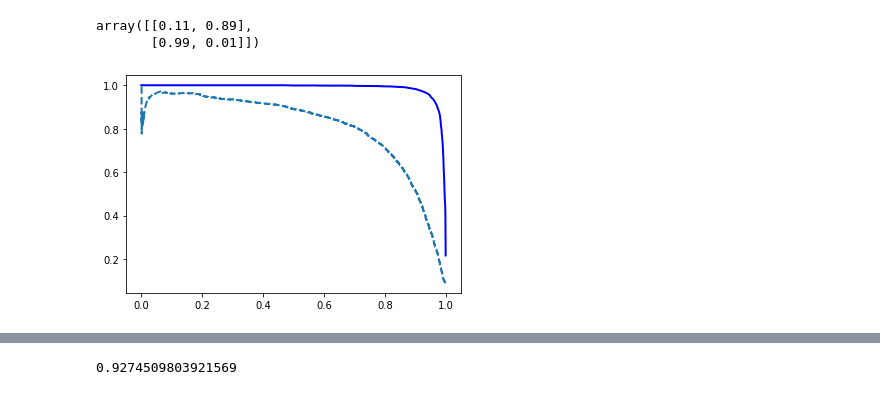
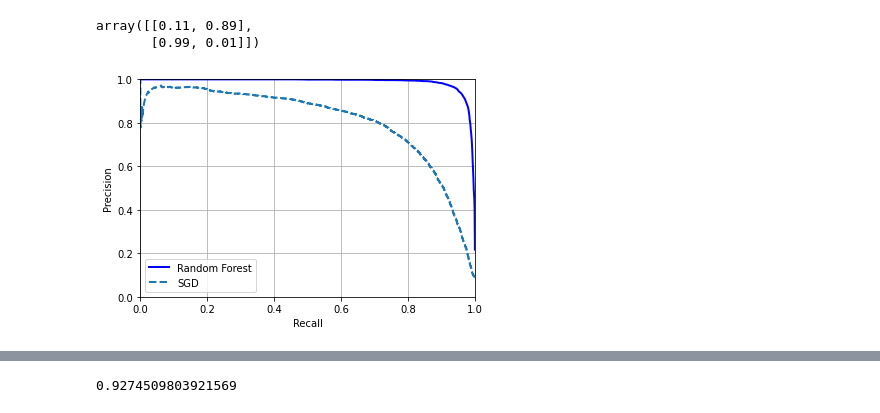
Before and after one commit to monisakhtar/ML, a Jupyter notebook: MNIST.ipynb, the cells around one changed output, grey strips where cells are left out. Cells and saved outputs as stored; diff of their text form; code cells hidden in the pictures.

```diff
--- a/MNIST.ipynb
+++ b/MNIST.ipynb
@@ -171,8 +163,7 @@ y_some_digit_pred
 # %% [output]
 array([False])
 # %%
-y_scores = cross_val_predict(sgd_clf, X_train, y_train_5, cv=3,
-                              method="decision_function")
+y_scores = cross_val_predict(sgd_clf, X_train, y_train_5, cv=3, method="decision_function")
 # %%
 from sklearn.metrics import precision_recall_curve
 precisions, recalls, thresholds = precision_recall_curve(y_train_5, y_scores)
@@ -283,13 +300,19 @@ array([[0.11, 0.89],
        [0.99, 0.01]])
 # %%
 y_scores_forest = y_probas_forest[:, 1]
-precisions_forest, recalls_forest, thresholds_forest = precision_recall_curve(
-    y_train_5, y_scores_forest)
+precisions_forest, recalls_forest, thresholds_forest = precision_recall_curve(y_train_5, y_scores_forest)
 # %%
 plt.plot(recalls_forest, precisions_forest, "b-", linewidth=2,
 label="Random Forest")
 plt.plot(recalls, precisions, "--", linewidth=2, label="SGD")
-[...] # beautify the figure: add labels, grid, and legend
+
+# extra code – just beautifies and saves Figure 3–8
+plt.xlabel("Recall")
+plt.ylabel("Precision")
+plt.axis([0, 1, 0, 1])
+plt.grid()
+plt.legend(loc="lower left")
+
 plt.show()
 # %% [output]
-[figure, old version]
+[figure, new version]
```
Also changed, not shown: parts of 50 cells of this notebook.
